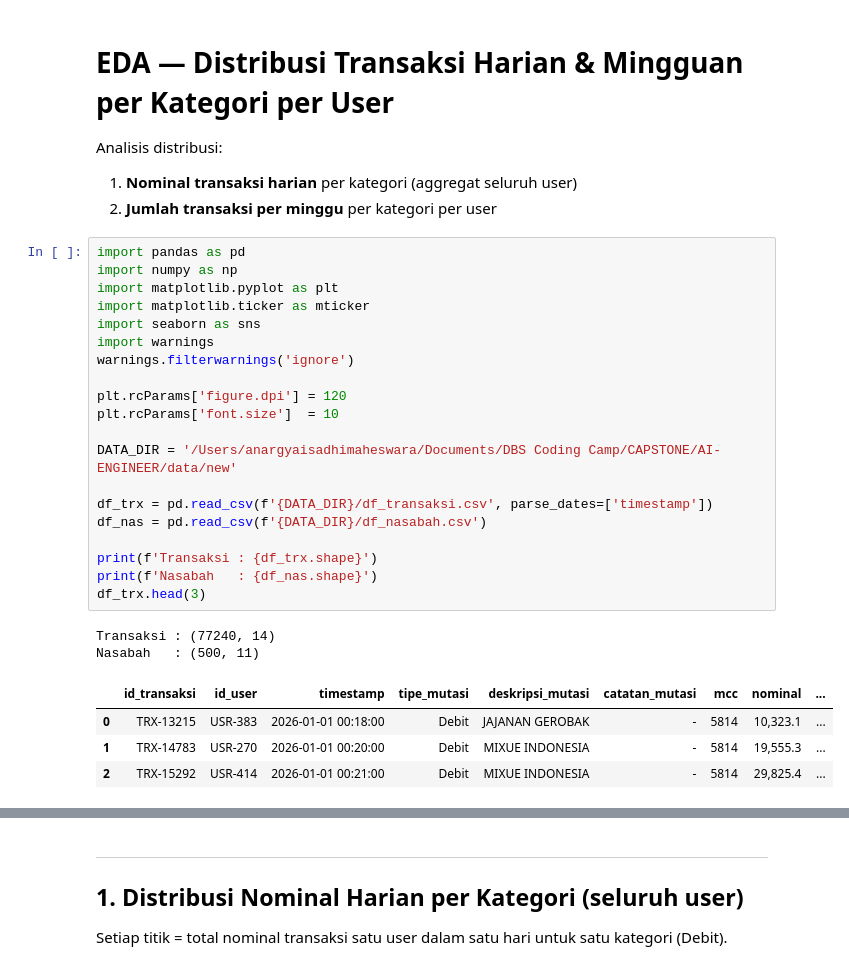
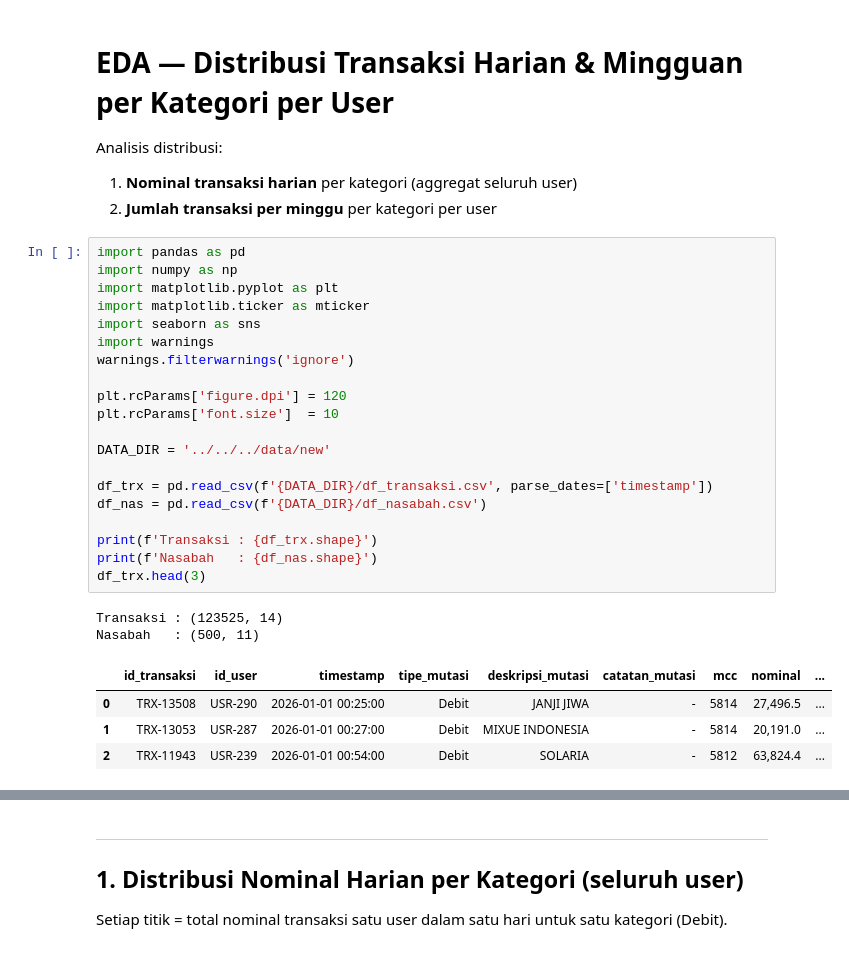
Before and after one commit to FinSight-DBS/AI-ENGINEER, a Jupyter notebook: notebooks/experiments/03_ae/02_eda.ipynb, the cells around one changed output, grey strips where cells are left out. Drawn from its saved outputs; the diff is of its cells as text.

```diff
--- a/notebooks/experiments/03_ae/02_eda.ipynb
+++ b/notebooks/experiments/03_ae/02_eda.ipynb
@@ -7,28 +7,28 @@ Analisis distribusi:
 # %%
 import pandas as pd
 import numpy as np
 import matplotlib.pyplot as plt
 import matplotlib.ticker as mticker
 import seaborn as sns
 import warnings
 warnings.filterwarnings('ignore')
 
 plt.rcParams['figure.dpi'] = 120
 plt.rcParams['font.size']  = 10
 
-DATA_DIR = '/Users/anargyaisadhimaheswara/Documents/DBS Coding Camp/CAPSTONE/AI-ENGINEER/data/new'
+DATA_DIR = '../../../data/new'
 
 df_trx = pd.read_csv(f'{DATA_DIR}/df_transaksi.csv', parse_dates=['timestamp'])
 df_nas = pd.read_csv(f'{DATA_DIR}/df_nasabah.csv')
 
 print(f'Transaksi : {df_trx.shape}')
 print(f'Nasabah   : {df_nas.shape}')
 df_trx.head(3)
 # %% [output]
-Transaksi : (77240, 14)
+Transaksi : (123525, 14)
 Nasabah   : (500, 11)
 |  | id_transaksi | id_user | timestamp | tipe_mutasi | deskripsi_mutasi | catatan_mutasi | mcc | nominal | ... |
-| 0 | TRX-13215 | USR-383 | 2026-01-01 00:18:00 | Debit | JAJANAN GEROBAK | - | 5814 | 10,323.1 | ... |
-| 1 | TRX-14783 | USR-270 | 2026-01-01 00:20:00 | Debit | MIXUE INDONESIA | - | 5814 | 19,555.3 | ... |
-| 2 | TRX-15292 | USR-414 | 2026-01-01 00:21:00 | Debit | MIXUE INDONESIA | - | 5814 | 29,825.4 | ... |
+| 0 | TRX-13508 | USR-290 | 2026-01-01 00:25:00 | Debit | JANJI JIWA | - | 5814 | 27,496.5 | ... |
+| 1 | TRX-13053 | USR-287 | 2026-01-01 00:27:00 | Debit | MIXUE INDONESIA | - | 5814 | 20,191.0 | ... |
+| 2 | TRX-11943 | USR-239 | 2026-01-01 00:54:00 | Debit | SOLARIA | - | 5812 | 63,824.4 | ... |
 # %%
```
Also changed, not shown: parts of 11 cells of this notebook.
